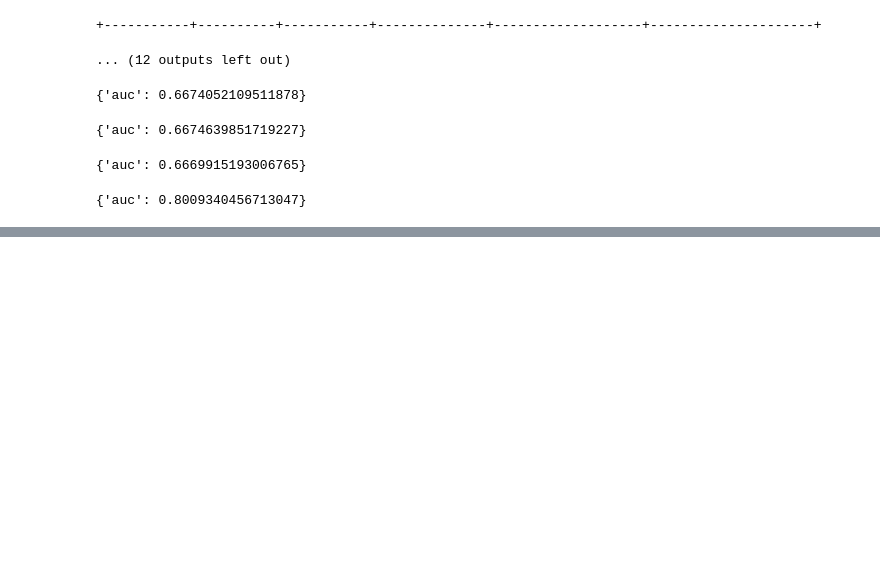
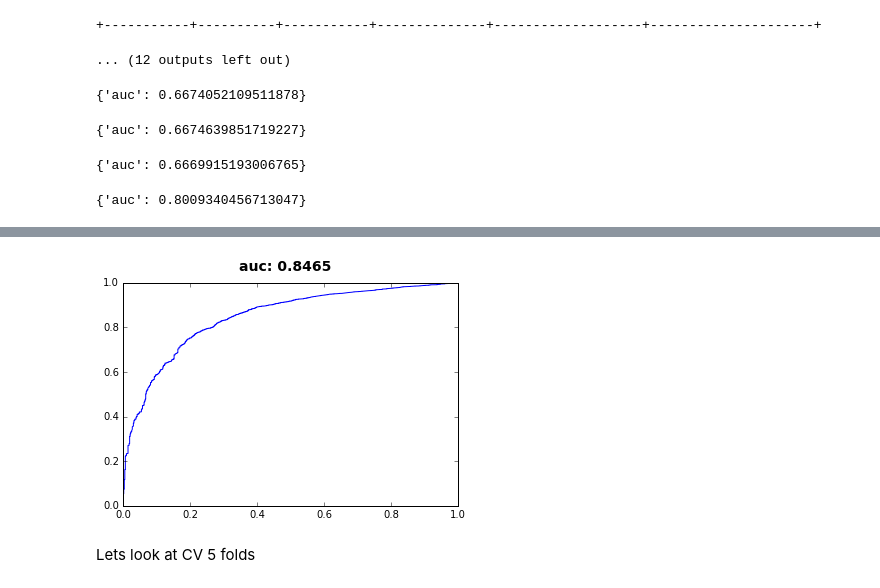
Before and after one commit to Kevin-McIsaac/Santander, a Jupyter notebook: 2.0 Feature Exploration.ipynb, the cells around one changed output, grey strips where cells are left out. Cells and saved outputs as stored; diff of their text form; code cells hidden in the pictures; blank space fills up the shorter version.

Commit message:
Created a GBT model with basic tuning. Made first  submission. 475 auc: 0.837421

```diff
--- a/2.0 Feature Exploration.ipynb
+++ b/2.0 Feature Exploration.ipynb
@@ -140,0 +101,12 @@ Number of unpacked features : 278
+# %%
+params = {'target':'TARGET', 'validation_set':validate,'verbose':False, 'random_seed':8923,
+          'class_weights':'auto','metric':'auc',
+          'early_stopping_rounds':10, 'max_iterations':300}
+model=dict()
+
+for d in [2, 4, 6]:
+    for r in [1, 0.8, 0.6]:
+        for c in [1, 0.8, 0.6]:
+            model[d,r,c] = gl.boosted_trees_classifier.create(train,
+                            max_depth=d, row_subsample=r, column_subsample=c, **params)
+            print "depth: {:2d}, row: {:4.2f}, col: {:4.2f}, auc: {:6.4f}".format( d, r, c, model[d,r,c]['validation_auc'])
@@ -140,0 +131,8 @@ Number of unpacked features : 278
+# %%
+d=4
+r=1
+c=0.6
+for s in [0.3, 0.1, 0.05, 0.01]:
+    model[d,r,c, s] = gl.boosted_trees_classifier.create(train,
+                    max_depth=d, row_subsample=r, column_subsample=c, step_size=s, **params)
+    print "depth: {:2d}, row: {:4.2f}, col: {:4.2f}, step: {:4.2f}, auc: {:6.4f}".format( d, r, c, s,model[d,r,c, s]['validation_auc'])
@@ -140,0 +144,8 @@ Number of unpacked features : 278
+# %%
+d=4
+r=1
+c=0.6
+for s in [.5, .8, 1]:
+    model[d,r,c, s] = gl.boosted_trees_classifier.create(train,
+                    max_depth=d, row_subsample=r, column_subsample=c, step_size=s, **params)
+    print "depth: {:2d}, row: {:4.2f}, col: {:4.2f}, step: {:4.2f}, auc: {:6.4f}".format( d, r, c, s,model[d,r,c, s]['validation_auc'])
@@ -140,0 +156,8 @@ Number of unpacked features : 278
+# %%
+params = {'target':'TARGET', 'validation_set':validate,'verbose':True, 'random_seed':8923,
+          'class_weights':'auto','metric':'auc',
+          'early_stopping_rounds':20, 'max_iterations':300}
+d=4; r=1; c=0.6; s=0.1;
+model = gl.boosted_trees_classifier.create(train,
+                    max_depth=d, row_subsample=r, column_subsample=c,
+                                           step_size=s, **params)
@@ -140,0 +199,5 @@ Number of unpacked features : 278
+# %%
+reload(tools)
+tools.plot_roc(model, validate);
+# %% [output]
+[figure, added]
@@ -140,0 +207,2 @@ Number of unpacked features : 278
+# %% [markdown]
+Lets look at CV 5 folds
```
Also changed, not shown: parts of 16 cells of this notebook, 2 other files.
